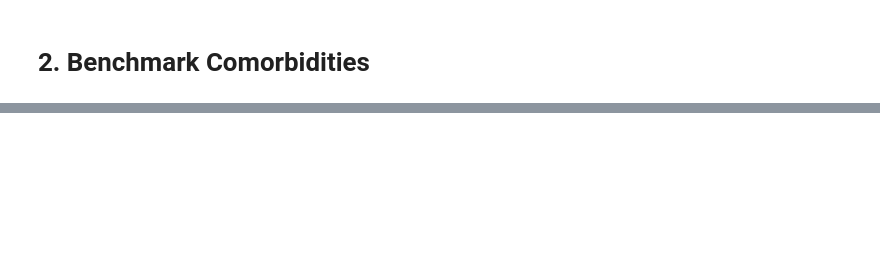
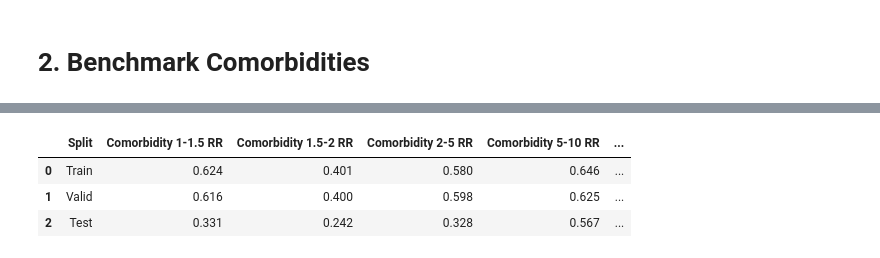
Before and after one commit to 00dylan00/scGPT_playground, a Jupyter notebook: notebooks/pipeline/06-benchmark-comorbidity.ipynb, the cells around one changed output, grey strips where cells are left out. Saved outputs shown, nothing was run; the diff lists cells and outputs as text; code cells hidden in the pictures; blank space fills up the shorter version.

```diff
--- a/notebooks/pipeline/06-benchmark-comorbidity.ipynb
+++ b/notebooks/pipeline/06-benchmark-comorbidity.ipynb
@@ -443,0 +585,15 @@ ValueError: too many values to unpack (expected 2)
+# %%
+_bin_labels = ["'1-1.5 RR'","'1.5-2 RR'","'2-5 RR'","'5-10 RR'","'10+ RR'"]
+sample_size = 1000
+
+tr_s_all_1, tr_w_all_1, tr_l_all_1 = vz.get_related_dis_sim(
+    adata_train, c_matrix_train, _df_com_100, df_unrelated, labels=_bin_labels, sample=sample_size,
+)
+
+# valid
+vl_s_all_1, vl_w_all_1, vl_l_all_1 = vz.get_related_dis_sim_splits(
+    adata_valid, adata_train, c_matrix_valid_vs_train, _df_com_100, df_unrelated, labels=_bin_labels, sample=sample_size)
+
+# test
+ts_s_all_1, ts_w_all_1, ts_l_all_1 = vz.get_related_dis_sim_splits(
+    adata_test, adata_train, c_matrix_test_vs_train, _df_com_100, df_unrelated, labels=_bin_labels, sample=sample_size)
@@ -569,3 +801,52 @@ def get_comorb_per_dis(adata_qry:Anndata, adata_ref:Anndata, df_related:pd.DataF
         df_per_dis = pd.DataFrame(results_per_dis)
 
     return df_per_dis
+# %%
+import pandas as pd
+
+def _auroc(pos, neg):
+    """Return only the AUROC from vz.get_roc(pos, neg)."""
+    # both most be same size!
+    min_size = min(len(pos), len(neg))
+    pos = np.array(pos)
+    neg = np.array(neg)
+
+    auroc, _, _ = vz.get_roc(pos, neg)
+    return auroc
+
+def comb_make_auroc_row(split_name:str, c_com:np.array, s_unr:np.array, ndigits:int=3):
+    return pd.DataFrame({
+        "Split": [split_name],
+        "Comorbidity 1-1.5 RR": [round(_auroc(c_com[0], s_unr),ndigits=ndigits)],
+        "Comorbidity 1.5-2 RR": [round(_auroc(c_com[1], s_unr),ndigits=ndigits)],
+        "Comorbidity 2-5 RR": [round(_auroc(c_com[2], s_unr),ndigits=ndigits)],
+        "Comorbidity 5-10 RR": [round(_auroc(c_com[3], s_unr),ndigits=ndigits)],
+        "Comorbidity +10 RR": [round(_auroc(c_com[4], s_unr),ndigits=ndigits)],
+    })
+
+
+#! IMPORTANT - HERE THE RANDOMS ARE BUILT USING UNRELATED DISEASES & THEIR CONTROLS
+# Build each split row
+df_auroc_train = comb_make_auroc_row(
+    "Train",
+    tr_s_all_1[:-2],
+    tr_s_all_1[-1]
+)
+
+df_auroc_valid = comb_make_auroc_row(
+    "Valid",
+    vl_s_all_1[:-2],
+    vl_s_all_1[-1]
+)
+
+df_auroc_test = comb_make_auroc_row(
+    "Test",
+    ts_s_all_1[:-2],
+    ts_s_all_1[-1]
+)
+
+# Optional: one tidy table
+df_auroc = pd.concat([df_auroc_train, df_auroc_valid, df_auroc_test], ignore_index=True)
+
+df_auroc
+# %% [output]
@@ -572,3 +868,7 @@ def get_comorb_per_dis(adata_qry:Anndata, adata_ref:Anndata, df_related:pd.DataF
+|  | Split | Comorbidity 1-1.5 RR | Comorbidity 1.5-2 RR | Comorbidity 2-5 RR | Comorbidity 5-10 RR | ... |
+| 0 | Train | 0.624 | 0.401 | 0.580 | 0.646 | ... |
+| 1 | Valid | 0.616 | 0.400 | 0.598 | 0.625 | ... |
+| 2 | Test | 0.331 | 0.242 | 0.328 | 0.567 | ... |
 # %%
 import pandas as pd
 
```
Also changed, not shown: parts of 31 cells of this notebook, 8 other files.
